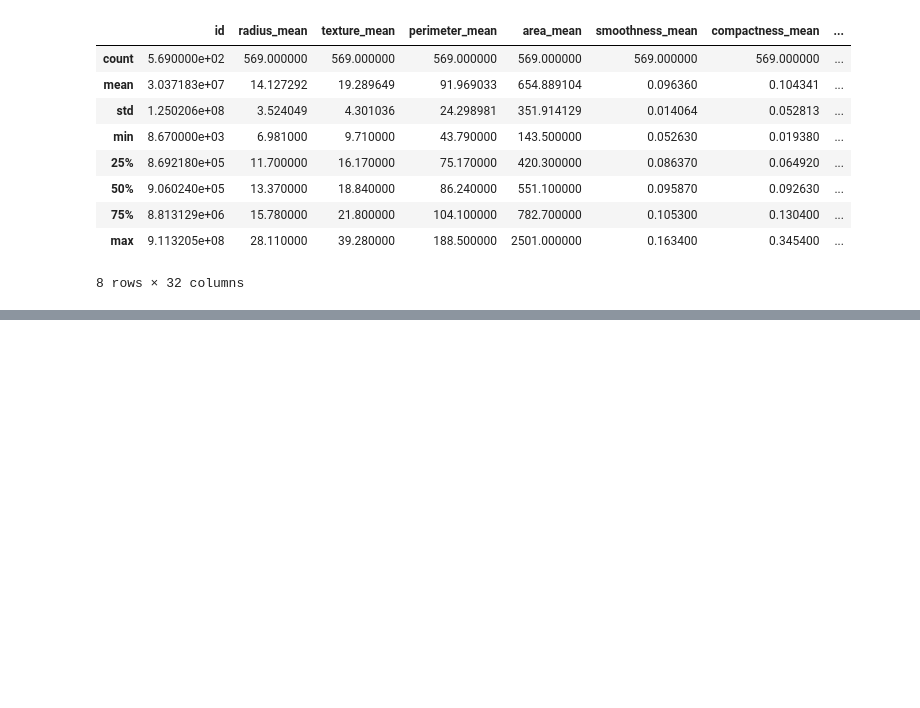
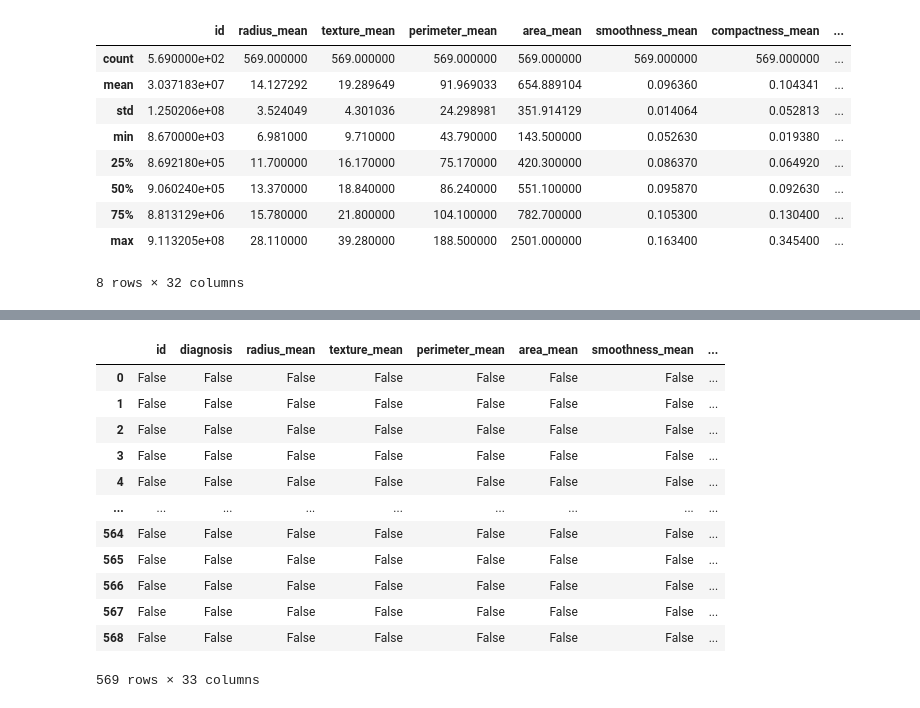
Before and after one commit to nelsonbeas33/AprendizajeAutomaticoFCFM, a Jupyter notebook: Tarea2.ipynb, the cells around one changed output, grey strips where cells are left out. Saved outputs shown, nothing was run; the diff lists cells and outputs as text; code cells hidden in the pictures; blank space fills up the shorter version.

```diff
--- a/Tarea2.ipynb
+++ b/Tarea2.ipynb
@@ -67,3 +67,6 @@ data.describe()
 | 75% | 8.813129e+06 | 15.780000 | 21.800000 | 104.100000 | 782.700000 | 0.105300 | 0.130400 | ... |
 | max | 9.113205e+08 | 28.110000 | 39.280000 | 188.500000 | 2501.000000 | 0.163400 | 0.345400 | ... |
 8 rows × 32 columns
+# %%
+dataSub = data[data.radius_mean >= 1]
+print(dataSub)
@@ -69,0 +105,16 @@ data.describe()
+# %%
+dataSub.isna()
+# %% [output]
+|  | id | diagnosis | radius_mean | texture_mean | perimeter_mean | area_mean | smoothness_mean | ... |
+| 0 | False | False | False | False | False | False | False | ... |
+| 1 | False | False | False | False | False | False | False | ... |
+| 2 | False | False | False | False | False | False | False | ... |
+| 3 | False | False | False | False | False | False | False | ... |
+| 4 | False | False | False | False | False | False | False | ... |
+| ... | ... | ... | ... | ... | ... | ... | ... | ... |
+| 564 | False | False | False | False | False | False | False | ... |
+| 565 | False | False | False | False | False | False | False | ... |
+| 566 | False | False | False | False | False | False | False | ... |
+| 567 | False | False | False | False | False | False | False | ... |
+| 568 | False | False | False | False | False | False | False | ... |
+569 rows × 33 columns
```
Also changed, not shown: parts of 9 cells of this notebook.
